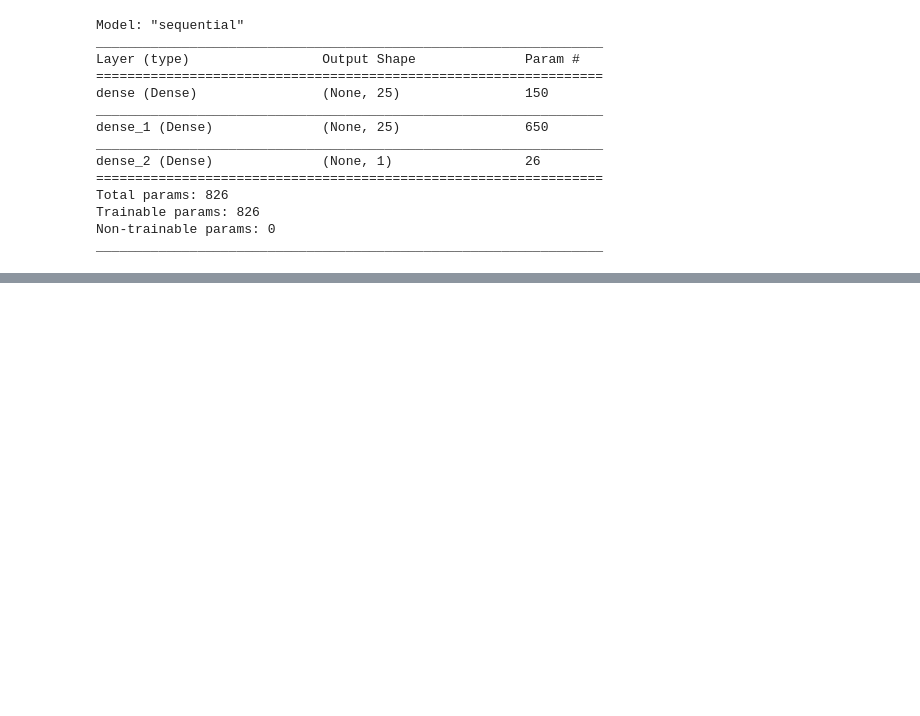
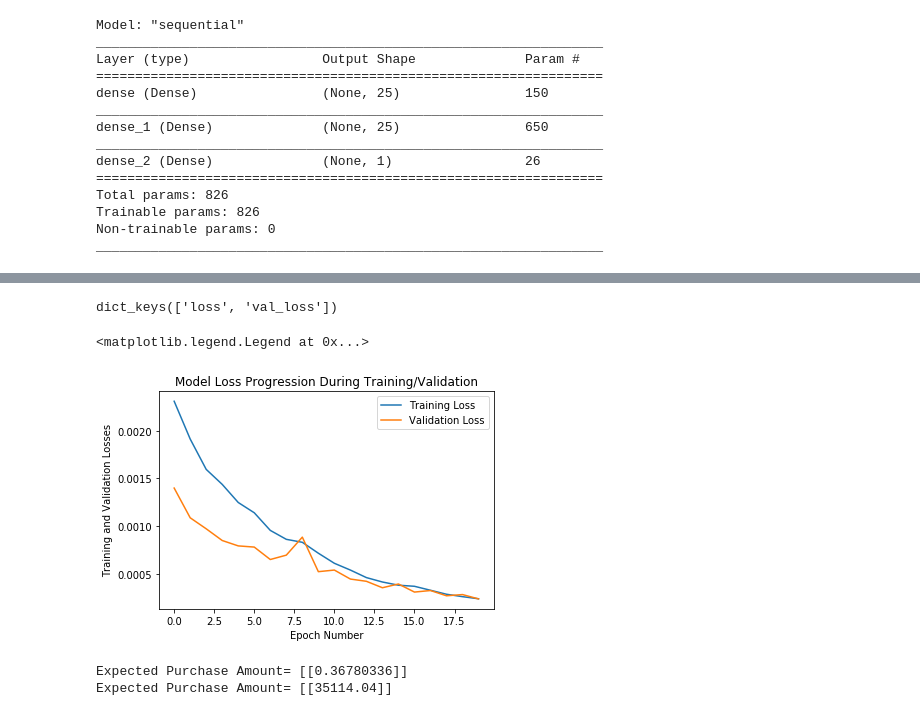
Before and after one commit to AvinashTiwari/Artifical-intelligence-2, a Jupyter notebook: 7_AI_Project/1_Car_Sales/CarSales.ipynb, the cells around one changed output, grey strips where cells are left out. Saved outputs shown, nothing was run; the diff lists cells and outputs as text; code cells hidden in the pictures; blank space fills up the shorter version.

```diff
--- a/7_AI_Project/1_Car_Sales/CarSales.ipynb
+++ b/7_AI_Project/1_Car_Sales/CarSales.ipynb
@@ -204,0 +215,4 @@ Epoch 20/20
+# %%
+model.compile(optimizer='adam', loss='mean_squared_error')
+# %%
+epochs_hist = model.fit(X_train, y_train, epochs=20, batch_size=25,  verbose=1, validation_split=0.2)
@@ -204,0 +237,27 @@ Epoch 20/20
+# %%
+print(epochs_hist.history.keys())
+# %% [output]
+dict_keys(['loss', 'val_loss'])
+# %%
+plt.plot(epochs_hist.history['loss'])
+plt.plot(epochs_hist.history['val_loss'])
+
+plt.title('Model Loss Progression During Training/Validation')
+plt.ylabel('Training and Validation Losses')
+plt.xlabel('Epoch Number')
+plt.legend(['Training Loss', 'Validation Loss'])
+# %% [output]
+<matplotlib.legend.Legend at 0x...>
+[figure, added]
+# %%
+X_test_sample = np.array([[0, 0.4370344,  0.53515116, 0.57836085, 0.22342985]])
+#X_test_sample = np.array([[1, 0.53462305, 0.51713347, 0.46690159, 0.45198622]])
+
+y_predict_sample = model.predict(X_test_sample)
+
+print('Expected Purchase Amount=', y_predict_sample)
+y_predict_sample_orig = scaler_y.inverse_transform(y_predict_sample)
+print('Expected Purchase Amount=', y_predict_sample_orig)
+# %% [output]
+Expected Purchase Amount= [[0.36780336]]
+Expected Purchase Amount= [[35114.04]]
```
Also changed, not shown: parts of 5 cells of this notebook.
